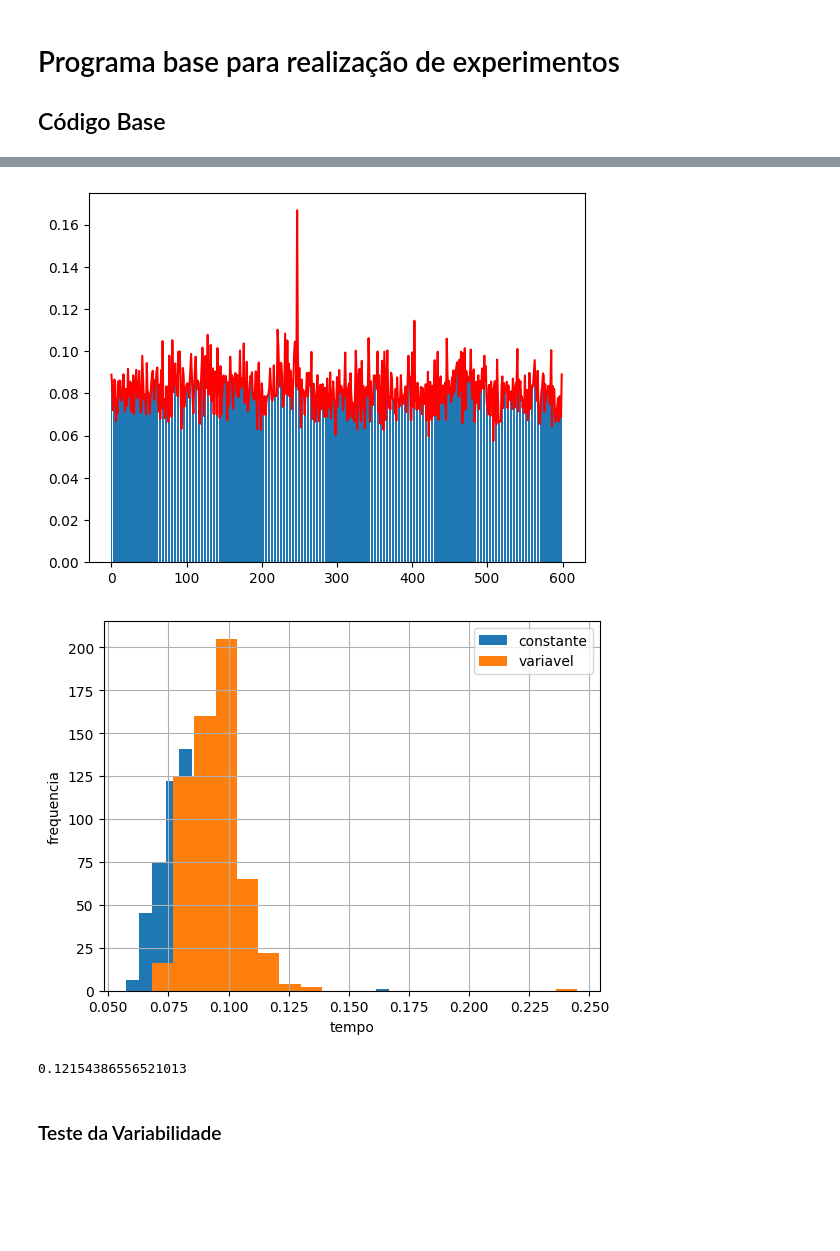
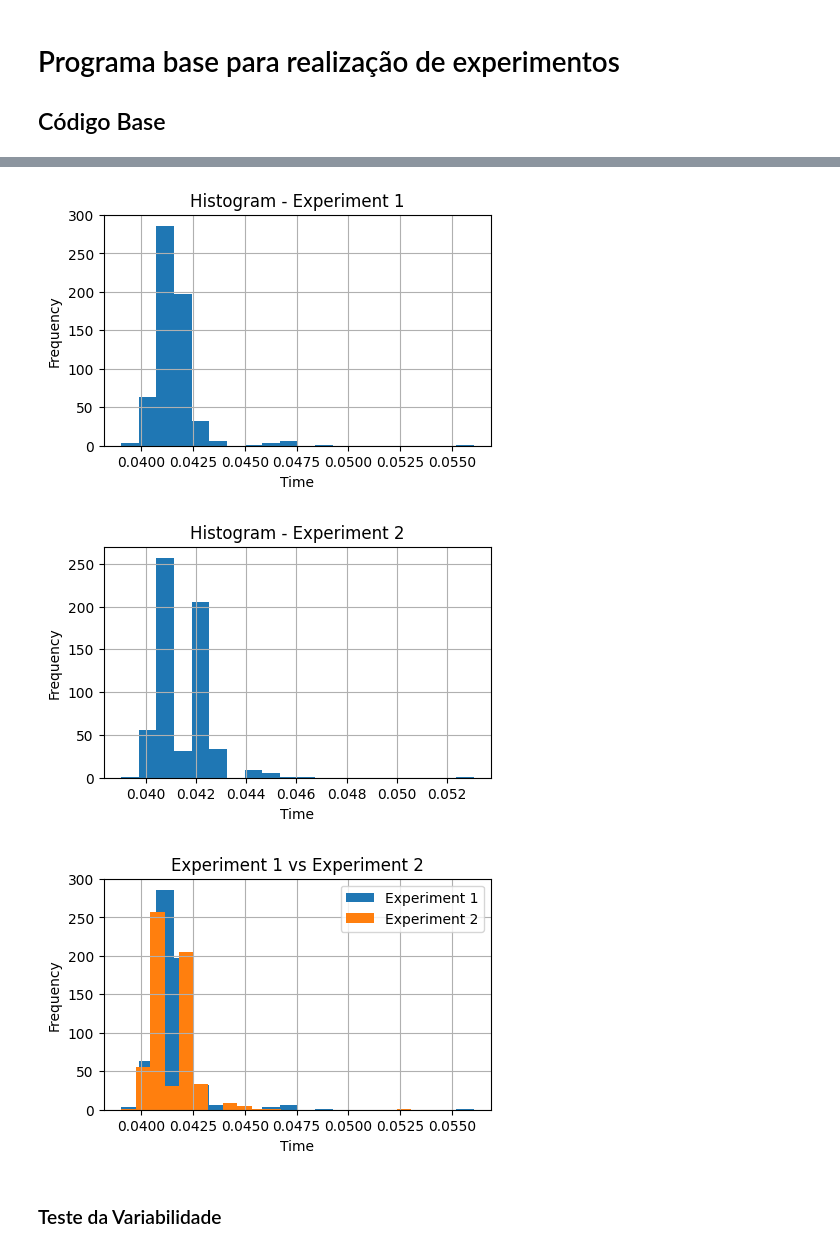
Before and after one commit to EduardoIkeda/EngenhariaDeProgramas, a Jupyter notebook: ProgramaComparativo.ipynb, the cells around one changed output, grey strips where cells are left out. Cells and saved outputs as stored; diff of their text form; code cells hidden in the pictures; blank space fills up the shorter version.

Commit message:
[REFACTOR] was created a class to manager the experiments and print the plots

```diff
--- a/ProgramaComparativo.ipynb
+++ b/ProgramaComparativo.ipynb
@@ -65,0 +143,10 @@ Terminou!
+# %%
+# Define your experiment functions
+def experiment_1():
+    1 > 1
+
+# Create Experiment objects
+experiment_1_obj = Experiment(repetitions=r, data_quantity=n)
+
+# Run experiments
+experiment_1_obj.run_experiment(experiment_1)
@@ -65,0 +156,10 @@ Terminou!
+# %%
+# Define your experiment functions
+def experiment_2():
+    1 < 1
+
+# Create Experiment objects
+experiment_2_obj = Experiment(repetitions=r, data_quantity=n)
+
+# Run experiments
+experiment_2_obj.run_experiment(experiment_2)
@@ -73,31 +177,16 @@ plt.show()
-# %%
-plt.plot(Tc, color='red')
-plt.bar(R,Tc)
-plt.show()
-# %% [output]
-[figure, removed]
 # %%
-plt.hist(Tc, 20)
-plt.hist(Tv, 20)
+# Show the histogram for Tc
+Experiment.show_histogram(experiment_1_obj, "Experiment 1")
 
-plt.legend(["constante","variavel"])
+# Show the histogram for Tv
+Experiment.show_histogram(experiment_2_obj, "Experiment 2")
 
-plt.xlabel('tempo')
-plt.ylabel('frequencia')
-plt.grid()
-plt.show()
-#Analise qualitativa dos dados, vendo se há uma distribuição normal dos dados
+# Show both histograms side by side
+Experiment.show_histograms_side_by_side(experiment_1_obj, experiment_2_obj, "Experiment 1 vs Experiment 2", ["Experiment 1", "Experiment 2"])
 # %% [output]
-[figure, old version]
+[figure, new version]
+[figure, added]
+[figure, added]
-# %%
-DevioPadrao = np.std(Tc)
-Media = np.mean(Tc)
-Variabilidade = DevioPadrao/Media
-
-print(Variabilidade)
-#Calculo da variabilidade para checar se a maquina é estavel para os experimentos. Idealmente precisa estar abaixo de .15
-# %% [output]
-0.12154386556521013
 # %% [markdown]
 ### Teste da Variabilidade
 # %%
```
Also changed, not shown: parts of 14 cells of this notebook, 1 other file.
